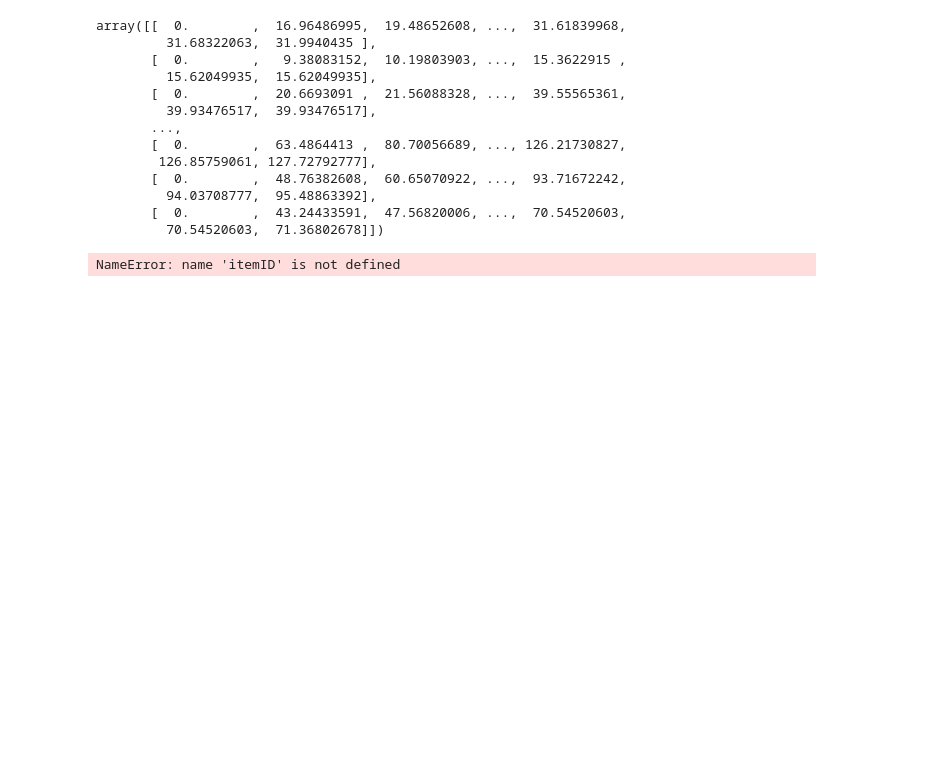
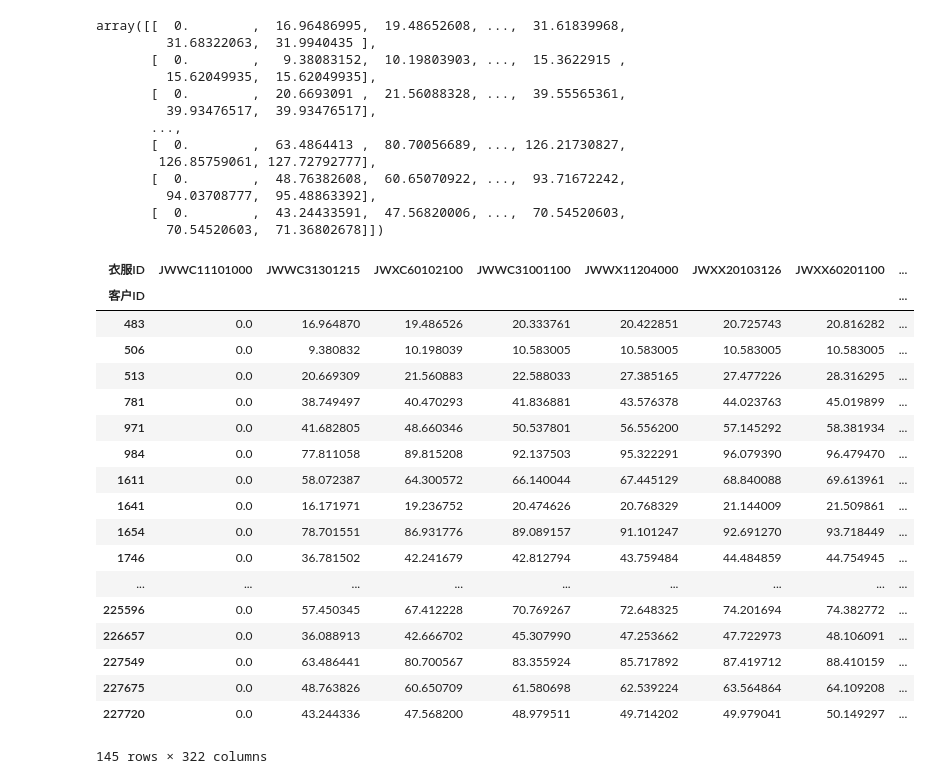
Before and after one commit to BenjaLeh/CBRS, a Jupyter notebook: 编码.ipynb, the cells around one changed output. Saved outputs shown, nothing was run; the diff lists cells and outputs as text; code cells hidden in the pictures; blank space fills up the shorter version.

```diff
--- a/编码.ipynb
+++ b/编码.ipynb
@@ -5,8 +5,6 @@ import numpy as np
 df=pd.read_csv('dataset_1.csv')
 print(df.columns)
 df=df.drop(['色相','Unnamed: 0'],axis=1)
-
-df["衣服ID"]=[i[:-3] for i in df["衣服ID"]]
 df
 # %% [output]
 Index(['Unnamed: 0', '客户ID', '衣服单价', '衣服ID', '款式流水号', '颜色深度', '年份', '季节',
@@ -138,7 +137,25 @@ array([[  0.        ,  16.96486995,  19.48652608, ...,  31.61839968,
        [  0.        ,  43.24433591,  47.56820006, ...,  70.54520603,
          70.54520603,  71.36802678]])
 # %%
-recom = pd.DataFrame(ac ,columns=itemID,index=userID)
+recom = pd.DataFrame(ac ,columns=itemsID,index=userID)
 recom
 # %% [output]
+| 衣服ID | JWWC11101000 | JWWC31301215 | JWXC60102100 | JWWC31001100 | JWWX11204000 | JWXX20103126 | JWXX60201100 | ... |
+| 客户ID |  |  |  |  |  |  |  | ... |
+| 483 | 0.0 | 16.964870 | 19.486526 | 20.333761 | 20.422851 | 20.725743 | 20.816282 | ... |
+| 506 | 0.0 | 9.380832 | 10.198039 | 10.583005 | 10.583005 | 10.583005 | 10.583005 | ... |
+| 513 | 0.0 | 20.669309 | 21.560883 | 22.588033 | 27.385165 | 27.477226 | 28.316295 | ... |
+| 781 | 0.0 | 38.749497 | 40.470293 | 41.836881 | 43.576378 | 44.023763 | 45.019899 | ... |
+| 971 | 0.0 | 41.682805 | 48.660346 | 50.537801 | 56.556200 | 57.145292 | 58.381934 | ... |
+| 984 | 0.0 | 77.811058 | 89.815208 | 92.137503 | 95.322291 | 96.079390 | 96.479470 | ... |
+| 1611 | 0.0 | 58.072387 | 64.300572 | 66.140044 | 67.445129 | 68.840088 | 69.613961 | ... |
+| 1641 | 0.0 | 16.171971 | 19.236752 | 20.474626 | 20.768329 | 21.144009 | 21.509861 | ... |
+| 1654 | 0.0 | 78.701551 | 86.931776 | 89.089157 | 91.101247 | 92.691270 | 93.718449 | ... |
+| 1746 | 0.0 | 36.781502 | 42.241679 | 42.812794 | 43.759484 | 44.484859 | 44.754945 | ... |
+| ... | ... | ... | ... | ... | ... | ... | ... | ... |
+| 225596 | 0.0 | 57.450345 | 67.412228 | 70.769267 | 72.648325 | 74.201694 | 74.382772 | ... |
+| 226657 | 0.0 | 36.088913 | 42.666702 | 45.307990 | 47.253662 | 47.722973 | 48.106091 | ... |
+| 227549 | 0.0 | 63.486441 | 80.700567 | 83.355924 | 85.717892 | 87.419712 | 88.410159 | ... |
+| 227675 | 0.0 | 48.763826 | 60.650709 | 61.580698 | 62.539224 | 63.564864 | 64.109208 | ... |
+| 227720 | 0.0 | 43.244336 | 47.568200 | 48.979511 | 49.714202 | 49.979041 | 50.149297 | ... |
-NameError: name 'itemID' is not defined
+145 rows × 322 columns
```
Also changed, not shown: parts of 1 cell of this notebook, 1 other file.
